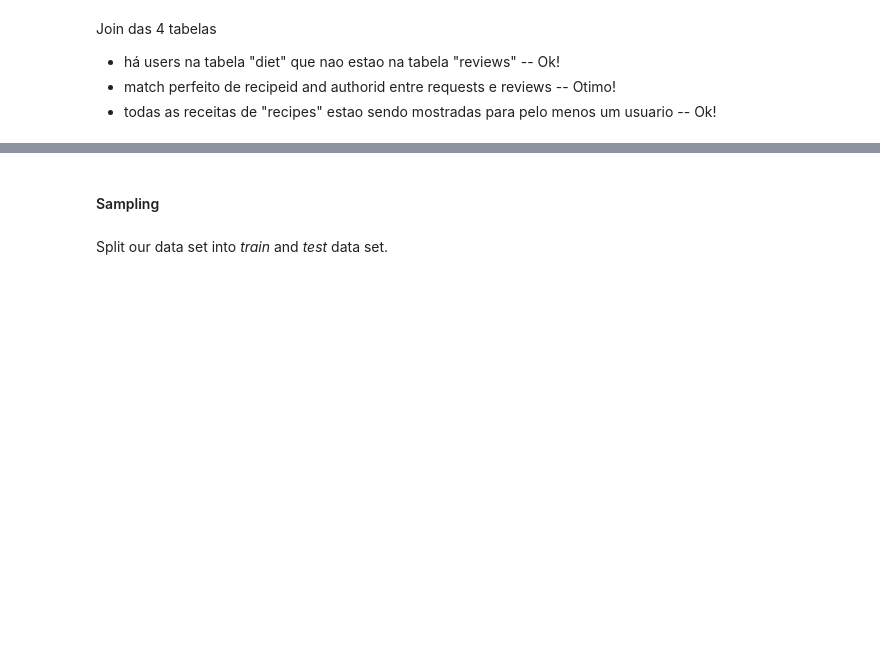
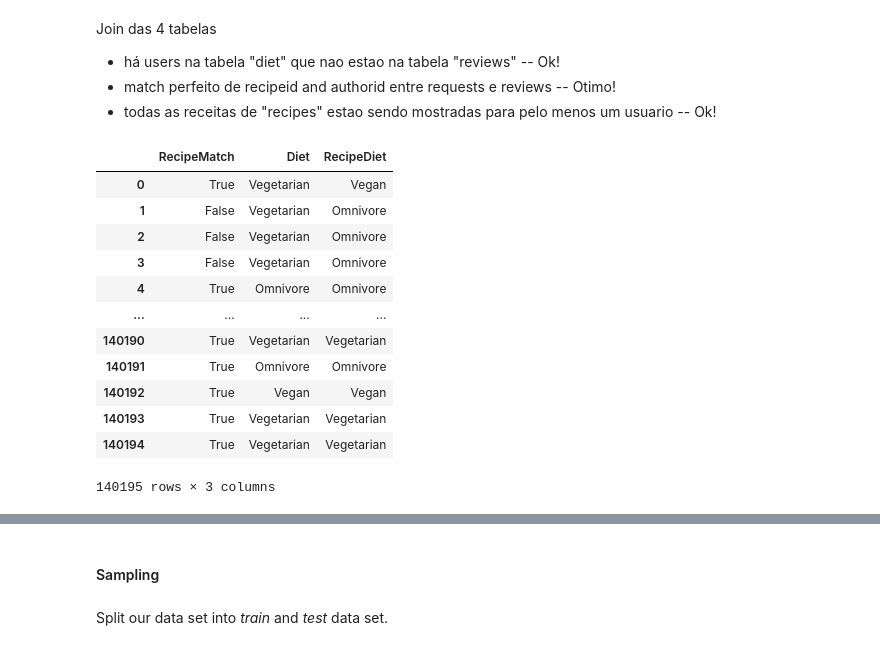
Before and after one commit to lauracorssac/AC-Harpy-Eagle, a Jupyter notebook: CRISPDM notebook.ipynb, the cells around one changed output, grey strips where cells are left out. Cells and saved outputs as stored; diff of their text form; code cells hidden in the pictures; blank space fills up the shorter version.

```diff
--- a/CRISPDM notebook.ipynb
+++ b/CRISPDM notebook.ipynb
@@ -190,7 +190,7 @@ requests["Sugar"] = requests["Sugar"].replace("0","1")
 requests["Fat"] = 1 - requests["Fat"]
 
 # transforming macronutrients columns -> categories
-requests[["Calories", "Protein", "Fiber", "Sugar", "Fat"]] = requests[["Calories", "Protein", "Fiber", "Sugar", "Fat"]].astype("category")
+#requests[["Calories", "Protein", "Fiber", "Sugar","]] = requests[["Calories", "Protein", "Fiber", "Sugar", "Fat"]].astype("category")
 
 requests
 # %% [output]
@@ -295,0 +346,28 @@ mergedtables = mergedtables.rename(columns={"Calories" : "Recipe_Calories"})
+# %%
+def diet_match(person_diet, recipe_diet):
+    if person_diet == "Omnivore":
+        return True
+    if person_diet == "Vegetarian" and recipe_diet != "Omnivore":
+        return True
+    if person_diet == "Vegan" and recipe_diet == "Vegan":
+        return True
+
+    return False
+
+mergedtables["RecipeMatch"] = mergedtables.apply(lambda row: diet_match(row["Diet"], row["RecipeDiet"]), axis= 1)
+
+mergedtables[["RecipeMatch", "Diet", "RecipeDiet"]]
+# %% [output]
+|  | RecipeMatch | Diet | RecipeDiet |
+| 0 | True | Vegetarian | Vegan |
+| 1 | False | Vegetarian | Omnivore |
+| 2 | False | Vegetarian | Omnivore |
+| 3 | False | Vegetarian | Omnivore |
+| 4 | True | Omnivore | Omnivore |
+| ... | ... | ... | ... |
+| 140190 | True | Vegetarian | Vegetarian |
+| 140191 | True | Omnivore | Omnivore |
+| 140192 | True | Vegan | Vegan |
+| 140193 | True | Vegetarian | Vegetarian |
+| 140194 | True | Vegetarian | Vegetarian |
+140195 rows × 3 columns
```
Also changed, not shown: parts of 13 cells of this notebook.
